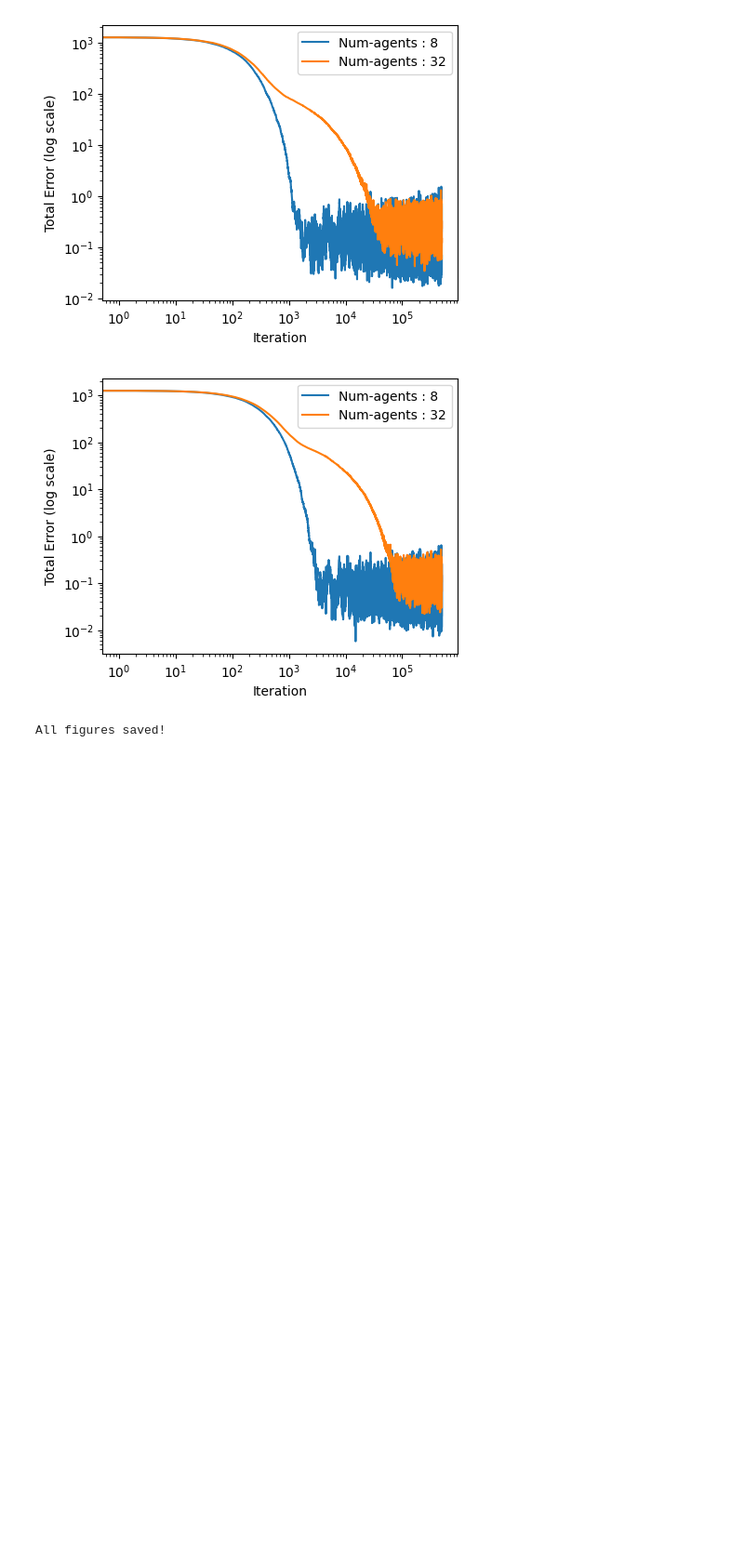
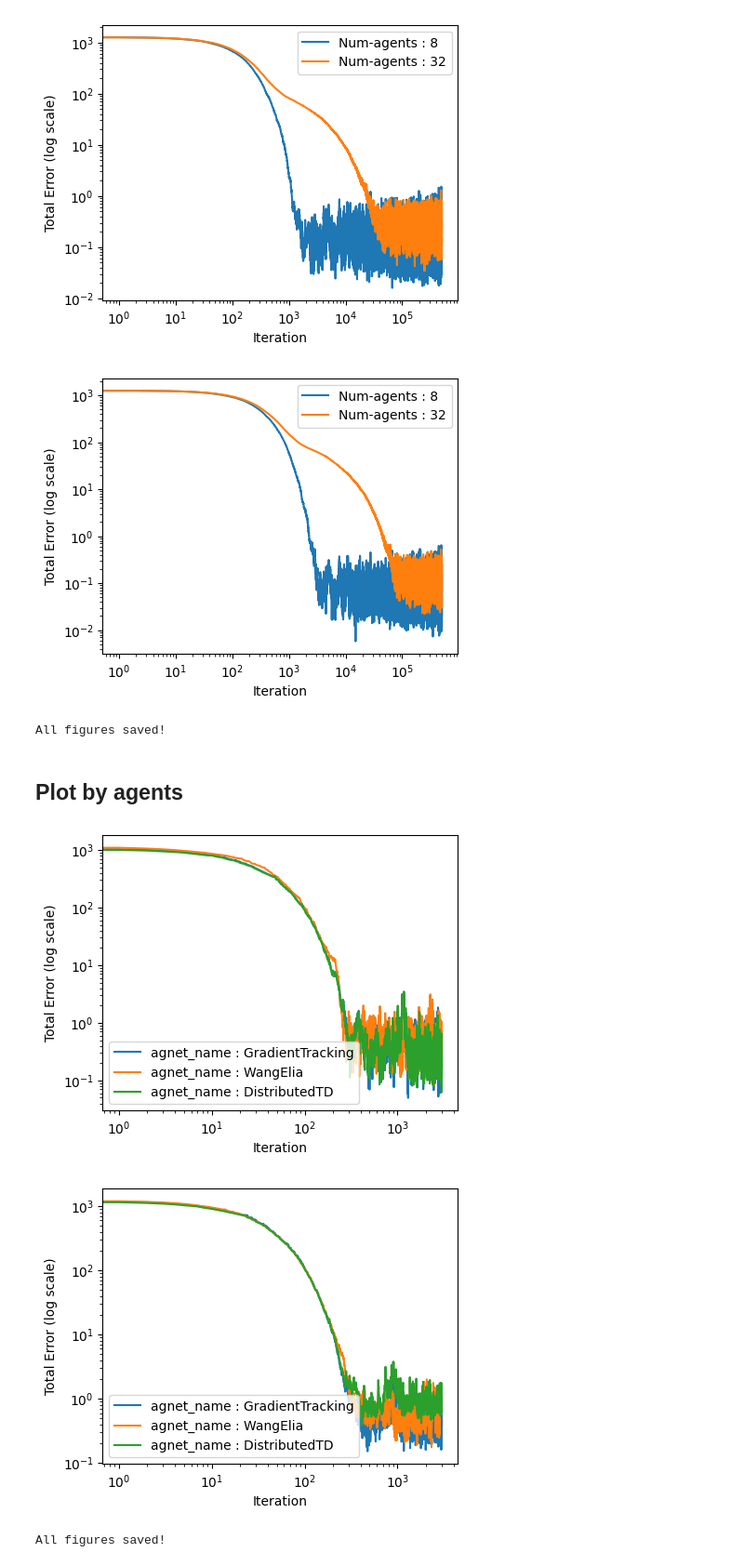
Before and after one commit to limaries30/distributed-TD-learning, a Jupyter notebook: plot.ipynb, the cells around one changed output. Shown at 93% size. Drawn from its saved outputs; the diff is of its cells as text; code cells hidden in the pictures; blank space fills up the shorter version.

Commit message:
ADD DistributedTD-doan

```diff
--- a/plot.ipynb
+++ b/plot.ipynb
@@ -37,3 +38,43 @@ print("All figures saved!")
 [figure]
 [figure]
 All figures saved!
+# %% [markdown]
+## Plot by agents
+# %%
+exp_id = "5dbbb"
+num_agents = [8,32]
+agent_names =["GradientTracking","WangElia","DistributedTD"] #, 1/(2**4),1/(2**5),1/(2**6)]
+graph_type = "ring"
+lr = 0.125
+mixing_matrix_method = 'sinkhorn'
+
+for i, num_agent in enumerate(num_agents):
+    plt.figure(figsize=(5, 4))
+    for idx, agent_name in enumerate(agent_names):
+        save_dir = f'results/{exp_id}/{num_agent}/{graph_type}/{agent_name}/{lr}'
+        if agent_name in ['GradientTracking','DistributedTD']:
+            save_dir =f'{save_dir}/{mixing_matrix_method}'
+        res_mean = np.load(f'{save_dir}/primal_error_mean.npy')
+        res_std = np.load(f'{save_dir}/primal_error_std.npy')
+
+        x = np.arange(len(res_mean))
+
+        plt.plot(res_mean, label=f'agnet_name : {agent_name}')
+        plt.fill_between(x, res_mean - res_std, res_mean + res_std, alpha=0.3)
+
+    plt.yscale("log")
+    plt.xscale("log")
+    plt.xlabel("Iteration")
+    plt.ylabel("Total Error (log scale)")
+
+    plt.legend()
+    plt.tight_layout(pad=2.0)
+    #plt.savefig(f"figures/total_error_plot_{graph_type}_lr{lr}.png", dpi=300, bbox_inches='tight')
+     # Close the figure to avoid memory issues
+plt.show()
+plt.close()
+print("All figures saved!")
+# %% [output]
+[figure, added]
+[figure, added]
+All figures saved!
```
Also changed, not shown: parts of 6 cells of this notebook, 10 other files.
